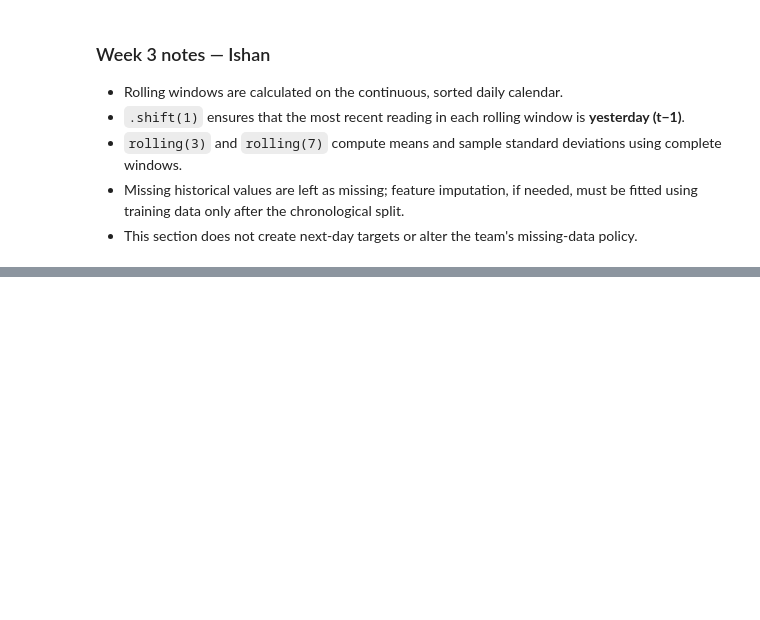
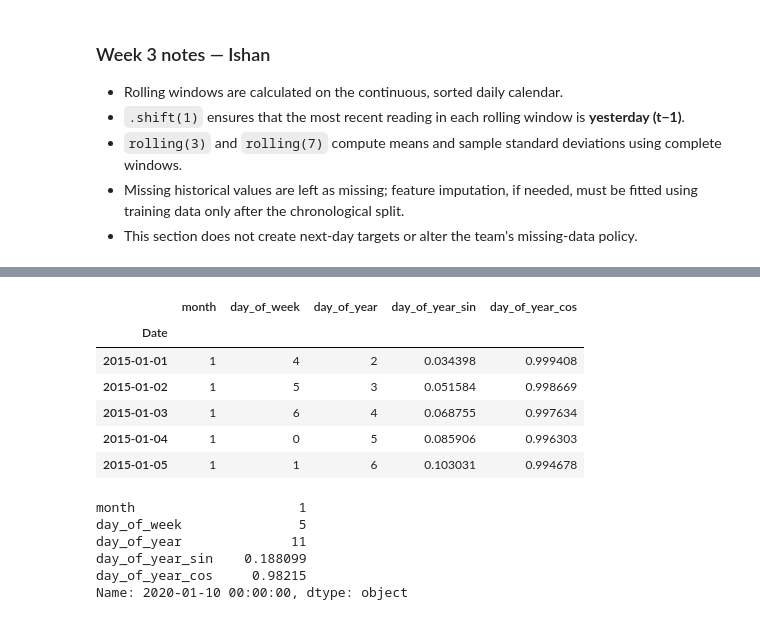
Before and after one commit to ajain347/NextDay-Air-quality-index_predictor, a Jupyter notebook: notebooks/02-preprocessing.ipynb, the cells around one changed output, grey strips where cells are left out. Saved outputs shown, nothing was run; the diff lists cells and outputs as text; code cells hidden in the pictures; blank space fills up the shorter version.

Commit message:
Add next-day calendar and cyclic seasonal features

```diff
--- a/notebooks/02-preprocessing.ipynb
+++ b/notebooks/02-preprocessing.ipynb
@@ -428,0 +462,38 @@ Leakage check passed: current-day PM2.5 does not affect current-day historical r
+# %%
+calendar_df = delhi_df.copy()
+forecast_dates = calendar_df.index + pd.Timedelta(days=1)
+# %%
+calendar_df["month"] = forecast_dates.month
+calendar_df["day_of_week"] = forecast_dates.dayofweek
+calendar_df["day_of_year"] = forecast_dates.dayofyear
+# %%
+calendar_df["day_of_year_sin"] = np.sin(
+    2 * np.pi * calendar_df["day_of_year"] / 365.25
+)
+
+calendar_df["day_of_year_cos"] = np.cos(
+    2 * np.pi * calendar_df["day_of_year"] / 365.25
+)
+
+calendar_df[
+    [
+        "month","day_of_week","day_of_year","day_of_year_sin","day_of_year_cos"
+    ]
+].head()
+# %% [output]
+|  | month | day_of_week | day_of_year | day_of_year_sin | day_of_year_cos |
+| Date |  |  |  |  |  |
+| 2015-01-01 | 1 | 4 | 2 | 0.034398 | 0.999408 |
+| 2015-01-02 | 1 | 5 | 3 | 0.051584 | 0.998669 |
+| 2015-01-03 | 1 | 6 | 4 | 0.068755 | 0.997634 |
+| 2015-01-04 | 1 | 0 | 5 | 0.085906 | 0.996303 |
+| 2015-01-05 | 1 | 1 | 6 | 0.103031 | 0.994678 |
+# %%
+calendar_df.loc["2020-01-10",["month","day_of_week","day_of_year","day_of_year_sin","day_of_year_cos"]]
+# %% [output]
+month                     1
+day_of_week               5
+day_of_year              11
+day_of_year_sin    0.188099
+day_of_year_cos     0.98215
+Name: 2020-01-10 00:00:00, dtype: object
```
Also changed, not shown: parts of 8 cells of this notebook.
